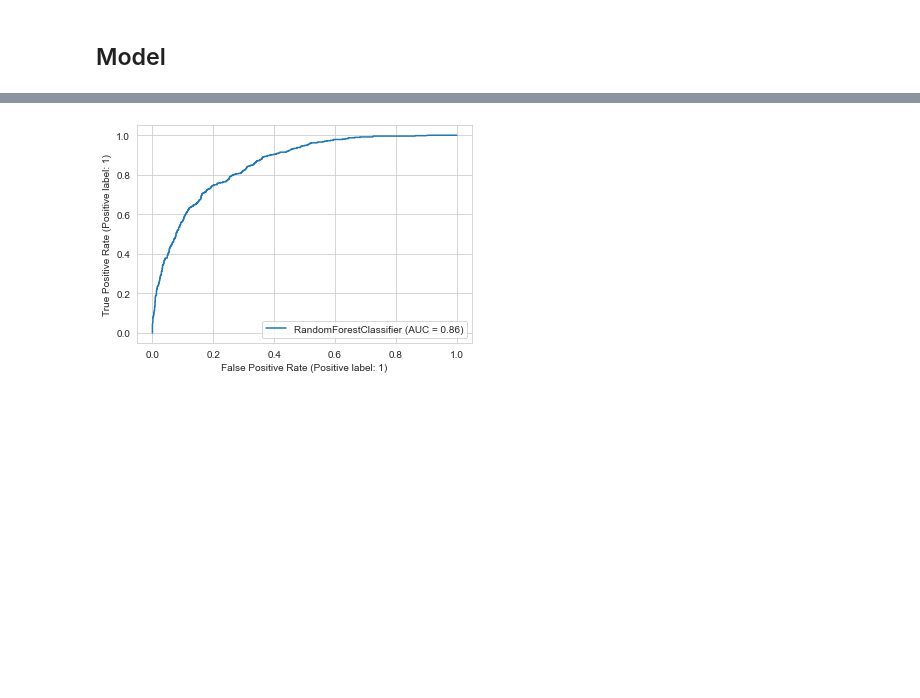
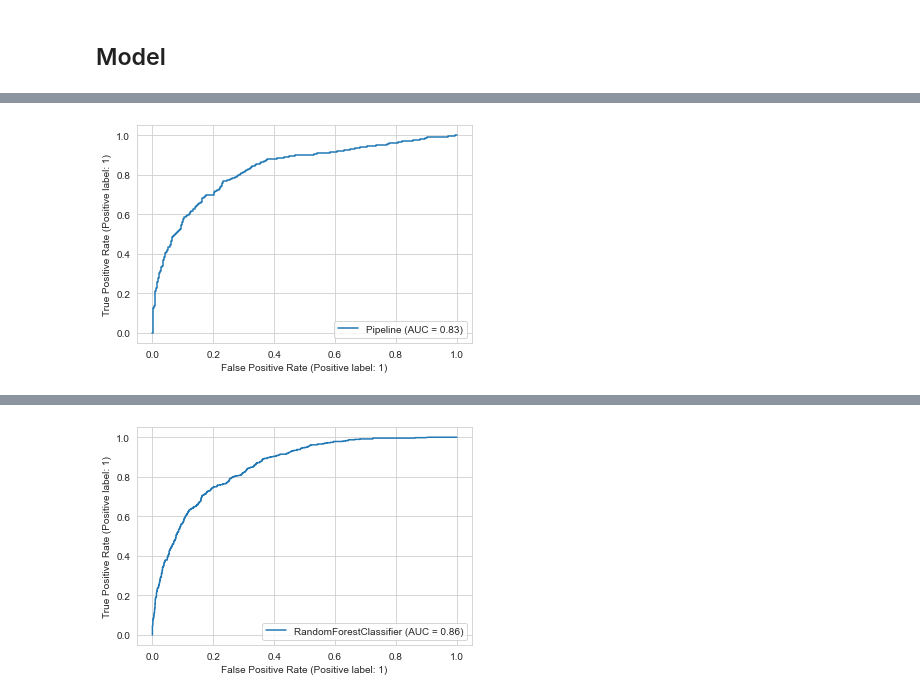
Before and after one commit to xushuo0/Telco, a Jupyter notebook: Telco Project.ipynb, the cells around one changed output, grey strips where cells are left out. Drawn from its saved outputs; the diff is of its cells as text; code cells hidden in the pictures; blank space fills up the shorter version.

```diff
--- a/Telco Project.ipynb
+++ b/Telco Project.ipynb
@@ -365,0 +440,6 @@ X_train, X_test, y_train, y_test = train_test_split(
+# %%
+# ROC/AUC performance
+metrics.plot_roc_curve(svc, X_test, y_test)
+plt.show()
+# %% [output]
+[figure, added]
```
Also changed, not shown: parts of 48 cells of this notebook.
